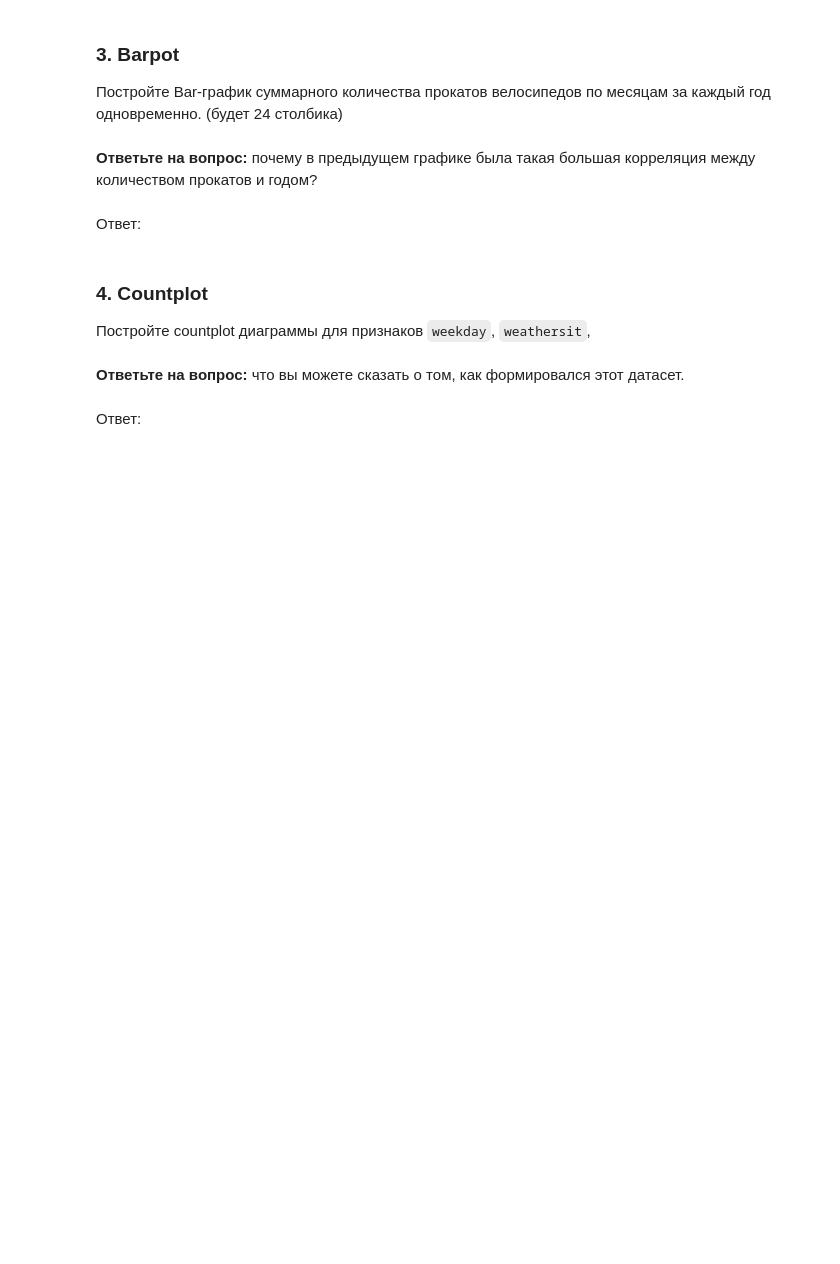
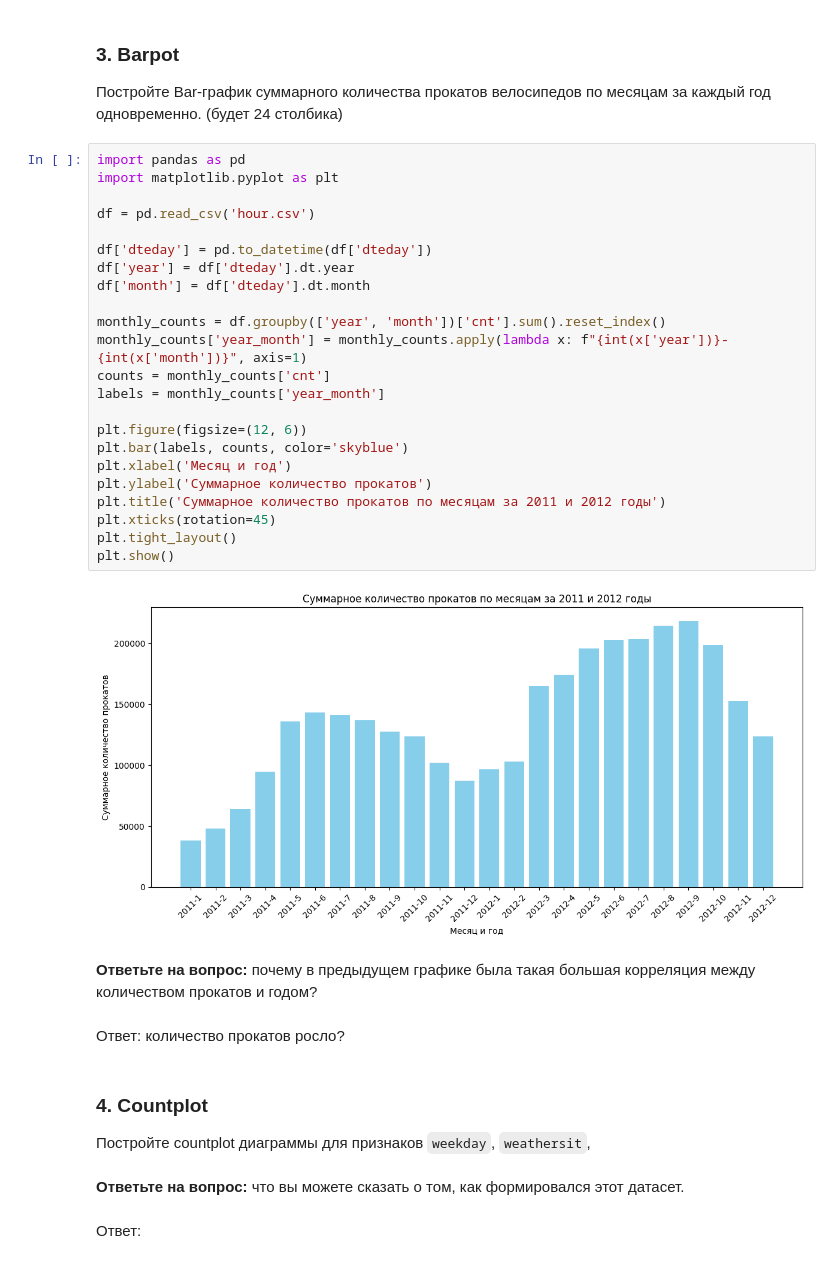
Before and after one commit to Owl-Man/Computer-math, a Jupyter notebook: Практическая_работа_№5_Библиотека_Pandas.ipynb, the cells around one changed output. Saved outputs shown, nothing was run; the diff lists cells and outputs as text; blank space fills up the shorter version.

```diff
--- a/Практическая_работа_№5_Библиотека_Pandas.ipynb
+++ b/Практическая_работа_№5_Библиотека_Pandas.ipynb
@@ -321,10 +503,35 @@ _(чем больше значение, тем больше прокатов и
 ### 3. Barpot
 
 Постройте Bar-график суммарного количества прокатов велосипедов по месяцам за каждый год одновременно. (будет 24 столбика)
+# %%
+import pandas as pd
+import matplotlib.pyplot as plt
+
+df = pd.read_csv('hour.csv')
+
+df['dteday'] = pd.to_datetime(df['dteday'])
+df['year'] = df['dteday'].dt.year
+df['month'] = df['dteday'].dt.month
+
+monthly_counts = df.groupby(['year', 'month'])['cnt'].sum().reset_index()
+monthly_counts['year_month'] = monthly_counts.apply(lambda x: f"{int(x['year'])}-{int(x['month'])}", axis=1)
+counts = monthly_counts['cnt']
+labels = monthly_counts['year_month']
+
+plt.figure(figsize=(12, 6))
+plt.bar(labels, counts, color='skyblue')
+plt.xlabel('Месяц и год')
+plt.ylabel('Суммарное количество прокатов')
+plt.title('Суммарное количество прокатов по месяцам за 2011 и 2012 годы')
+plt.xticks(rotation=45)
+plt.tight_layout()
+plt.show()
+# %% [output]
+[figure, added]
 # %% [markdown]
 **Ответьте на вопрос:** почему в предыдущем графике была такая большая корреляция между количеством прокатов и годом?
-# %% [markdown]
-Ответ:
+# %% [markdown]
+Ответ: количество прокатов росло?
 # %% [markdown]
 ### 4. Countplot
 
```
Also changed, not shown: parts of 22 cells of this notebook, 6 other files.
